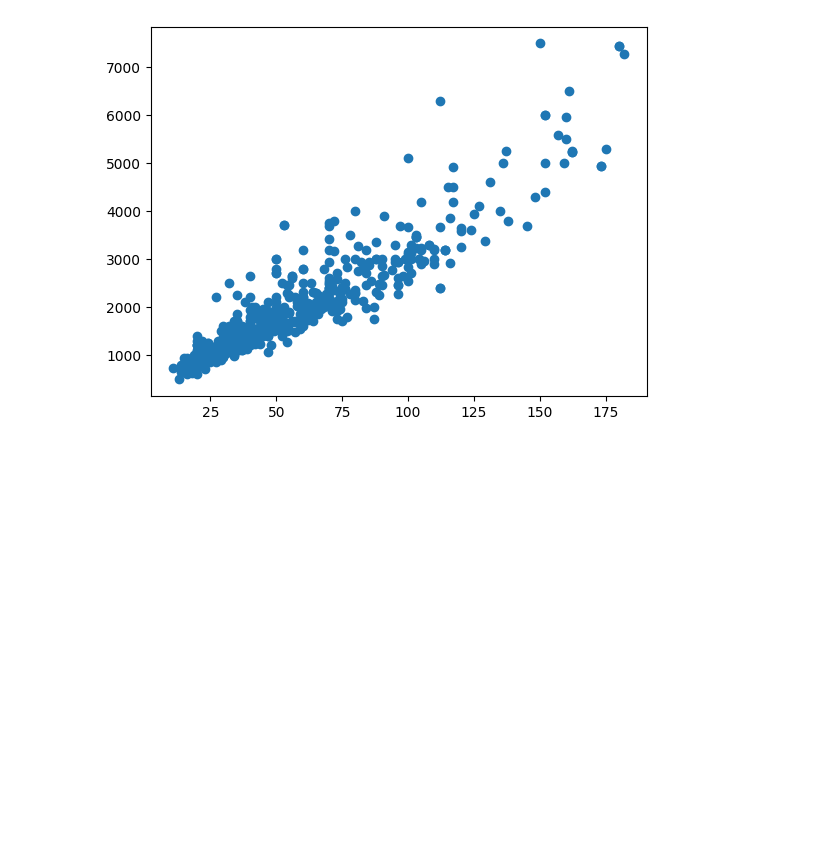
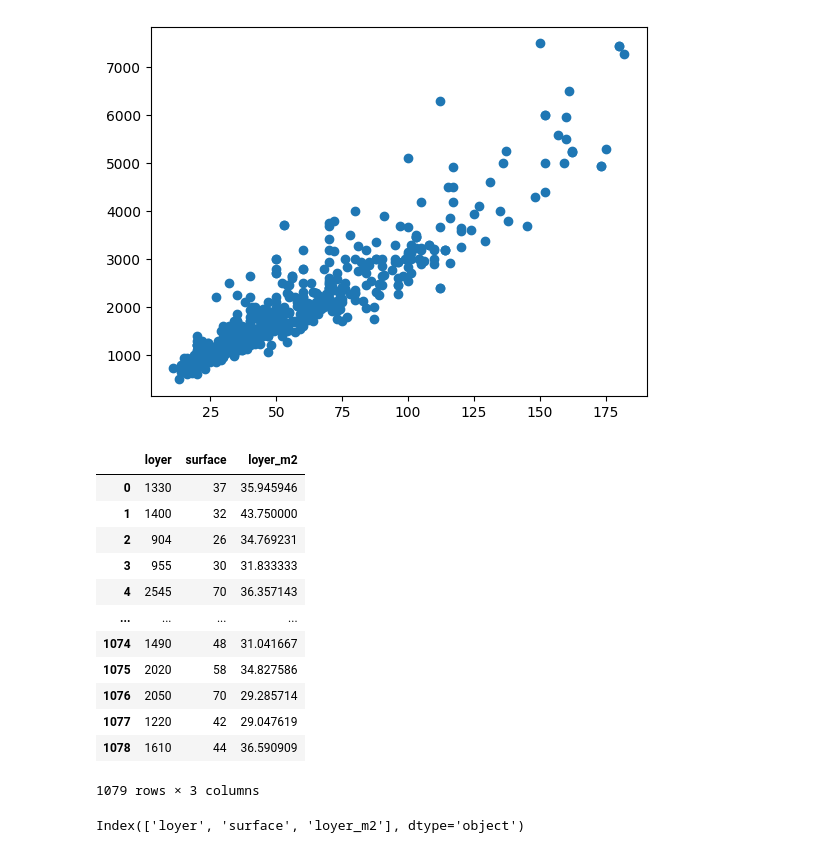
Before and after one commit to cyrilvincent/math, a Jupyter notebook: demo_pandas.ipynb, the cells around one changed output. Drawn from its saved outputs; the diff is of its cells as text; code cells hidden in the pictures; blank space fills up the shorter version.

```diff
--- a/demo_pandas.ipynb
+++ b/demo_pandas.ipynb
@@ -89,3 +89,23 @@ plt.scatter(df_filtre["surface"], df_filtre["loyer"])
 # %% [output]
 <matplotlib.collections.PathCollection at 0x...>
 [figure]
+# %%
+pd.concat([df, df_filtre], ignore_index=True)
+# %% [output]
+|  | loyer | surface | loyer_m2 |
+| 0 | 1330 | 37 | 35.945946 |
+| 1 | 1400 | 32 | 43.750000 |
+| 2 | 904 | 26 | 34.769231 |
+| 3 | 955 | 30 | 31.833333 |
+| 4 | 2545 | 70 | 36.357143 |
+| ... | ... | ... | ... |
+| 1074 | 1490 | 48 | 31.041667 |
+| 1075 | 2020 | 58 | 34.827586 |
+| 1076 | 2050 | 70 | 29.285714 |
+| 1077 | 1220 | 42 | 29.047619 |
+| 1078 | 1610 | 44 | 36.590909 |
+1079 rows × 3 columns
+# %%
+df.columns
+# %% [output]
+Index(['loyer', 'surface', 'loyer_m2'], dtype='object')
```
Also changed, not shown: parts of 10 cells of this notebook, 1 other file.
